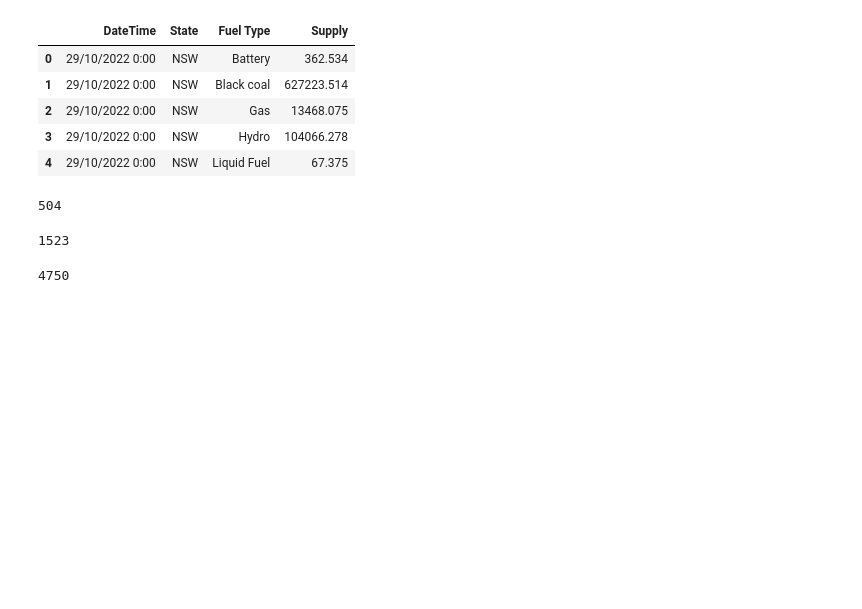
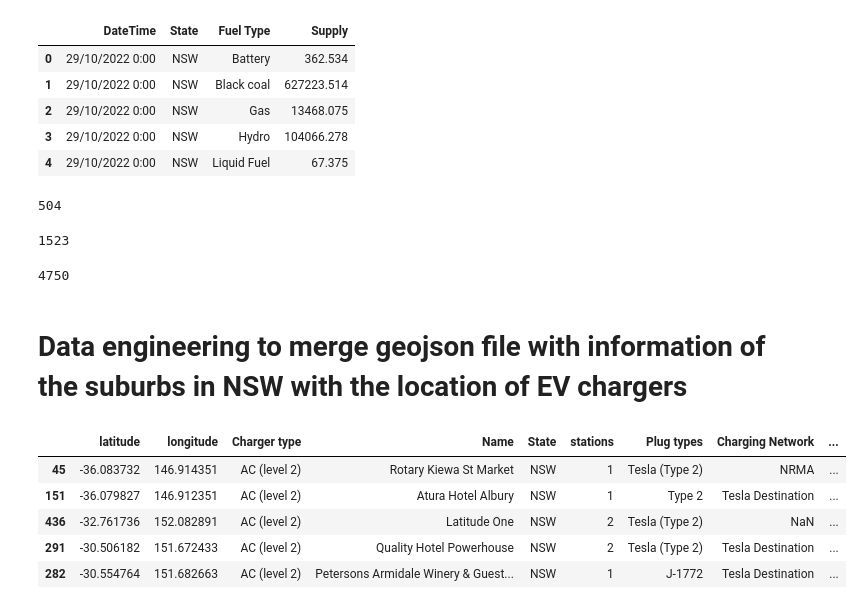
Before and after one commit to JulianRavelo/project-3, a Jupyter notebook: Coding/Data_Engineering.ipynb, the cells around one changed output. Cells and saved outputs as stored; diff of their text form; code cells hidden in the pictures; blank space fills up the shorter version.

```diff
--- a/Coding/Data_Engineering.ipynb
+++ b/Coding/Data_Engineering.ipynb
@@ -203,3 +206,5 @@ with engine.connect() as con:
 new_registration.to_sql(name='registration', con=engine, if_exists='replace', index=False)
 # %% [output]
 4750
+# %% [markdown]
+# Data engineering to merge geojson file with information of the suburbs in NSW with the location of EV chargers
@@ -205,0 +215,12 @@ new_registration.to_sql(name='registration', con=engine, if_exists='replace', in
+# %%
+# Extracting name of the suburb from address column
+pdf['key_column'] = pdf["Address"].str.extract(',\s*([^,]*?)\s*NSW')
+pdf['key_column'] = pdf['key_column'].str.lower()
+pdf.sort_values("key_column").head()
+# %% [output]
+|  | latitude | longitude | Charger type | Name | State | stations | Plug types | Charging Network | ... |
+| 45 | -36.083732 | 146.914351 | AC (level 2) | Rotary Kiewa St Market | NSW | 1 | Tesla (Type 2) | NRMA | ... |
+| 151 | -36.079827 | 146.912351 | AC (level 2) | Atura Hotel Albury | NSW | 1 | Type 2 | Tesla Destination | ... |
+| 436 | -32.761736 | 152.082891 | AC (level 2) | Latitude One | NSW | 2 | Tesla (Type 2) | NaN | ... |
+| 291 | -30.506182 | 151.672433 | AC (level 2) | Quality Hotel Powerhouse | NSW | 2 | Tesla (Type 2) | Tesla Destination | ... |
+| 282 | -30.554764 | 151.682663 | AC (level 2) | Petersons Armidale Winery & Guest... | NSW | 1 | J-1772 | Tesla Destination | ... |
```
Also changed, not shown: parts of 6 cells of this notebook, 17 other files.
